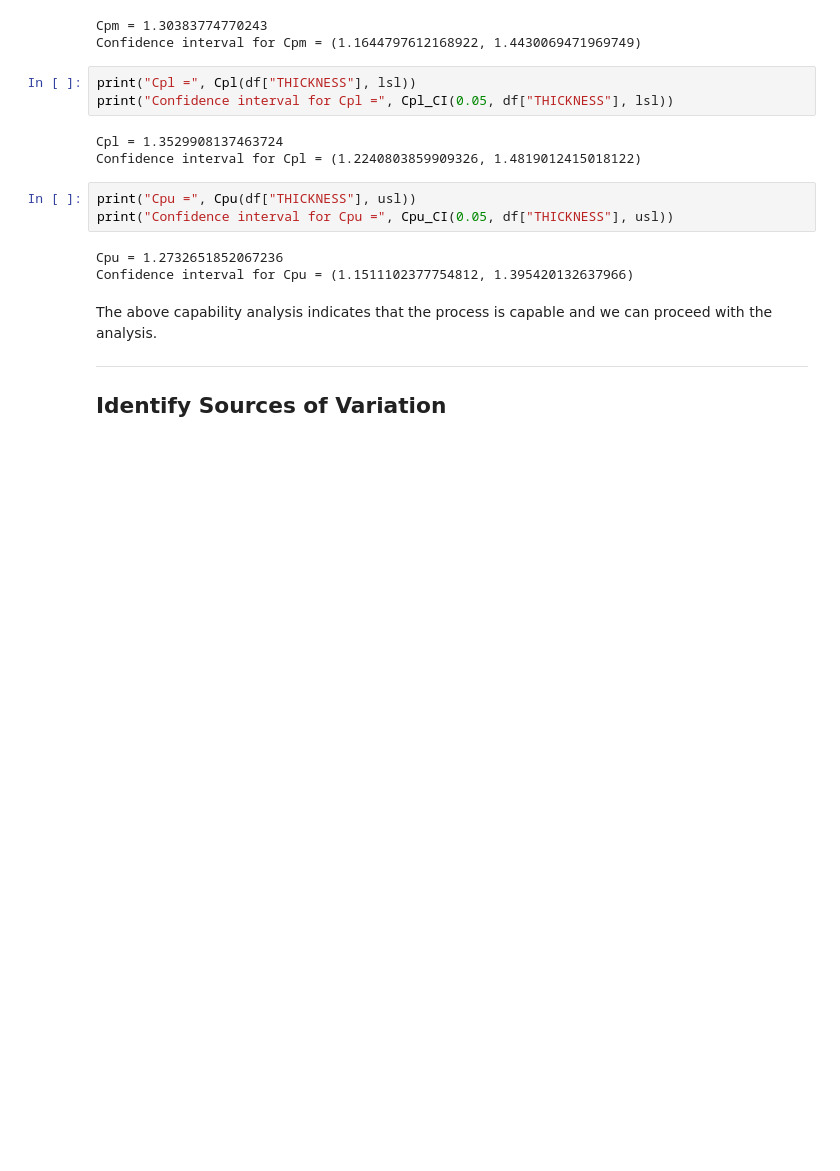
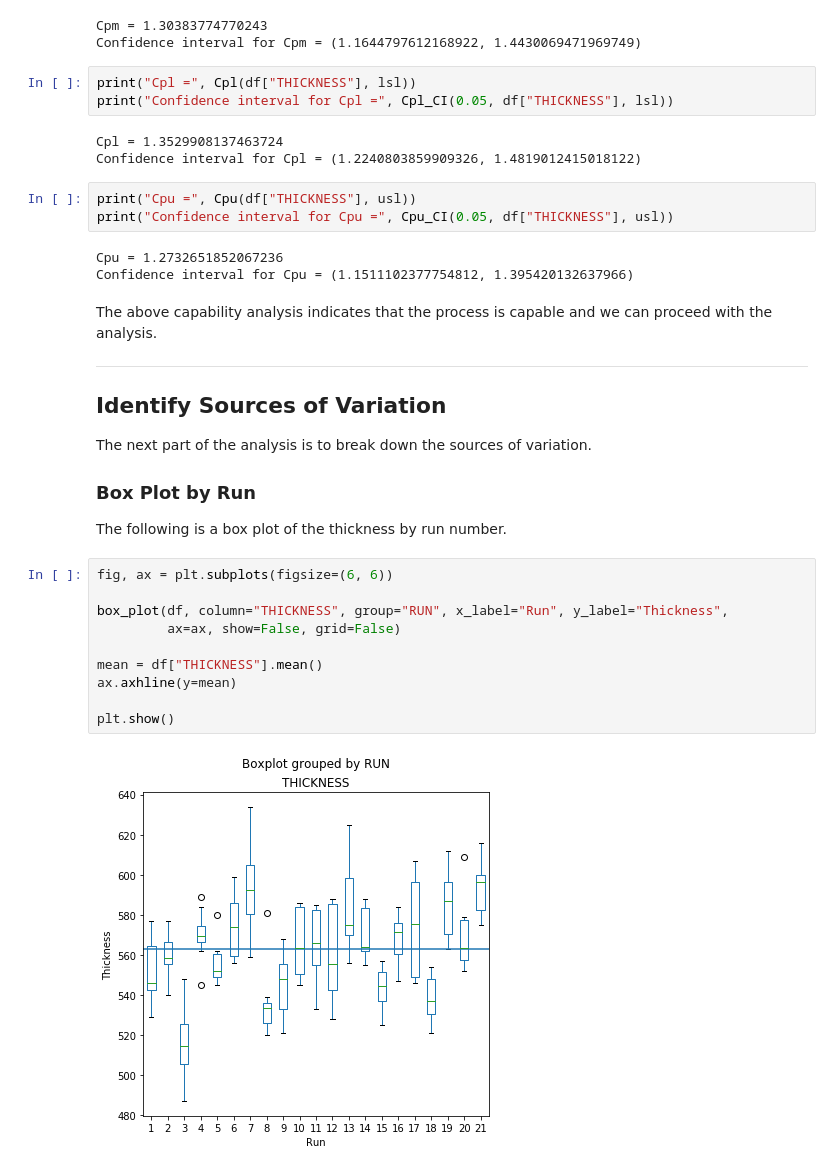
Before and after one commit to buidinhan/eda, a Jupyter notebook: case_studies/furnace.ipynb, the cells around one changed output. Saved outputs shown, nothing was run; the diff lists cells and outputs as text; blank space fills up the shorter version.

```diff
--- a/case_studies/furnace.ipynb
+++ b/case_studies/furnace.ipynb
@@ -466,3 +471,19 @@ The above capability analysis indicates that the process is capable and we can p
 ---
 
 ## <a name="sources_of_variation"></a>Identify Sources of Variation
+The next part of the analysis is to break down the sources of variation.
+
+### Box Plot by Run
+The following is a box plot of the thickness by run number.
+# %%
+fig, ax = plt.subplots(figsize=(6, 6))
+
+box_plot(df, column="THICKNESS", group="RUN", x_label="Run", y_label="Thickness",
+         ax=ax, show=False, grid=False)
+
+mean = df["THICKNESS"].mean()
+ax.axhline(y=mean)
+
+plt.show()
+# %% [output]
+[figure, added]
```
Also changed, not shown: parts of 14 cells of this notebook.
